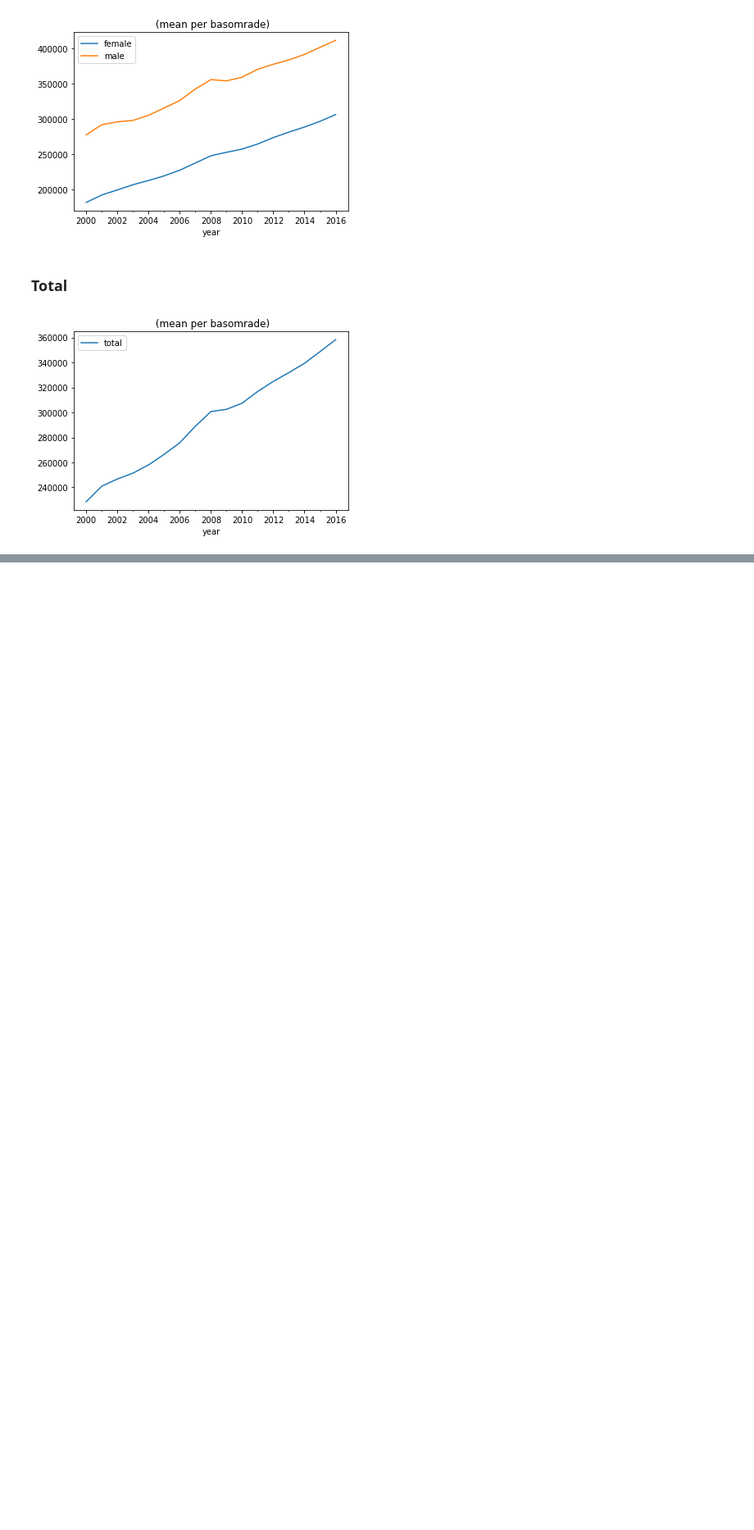
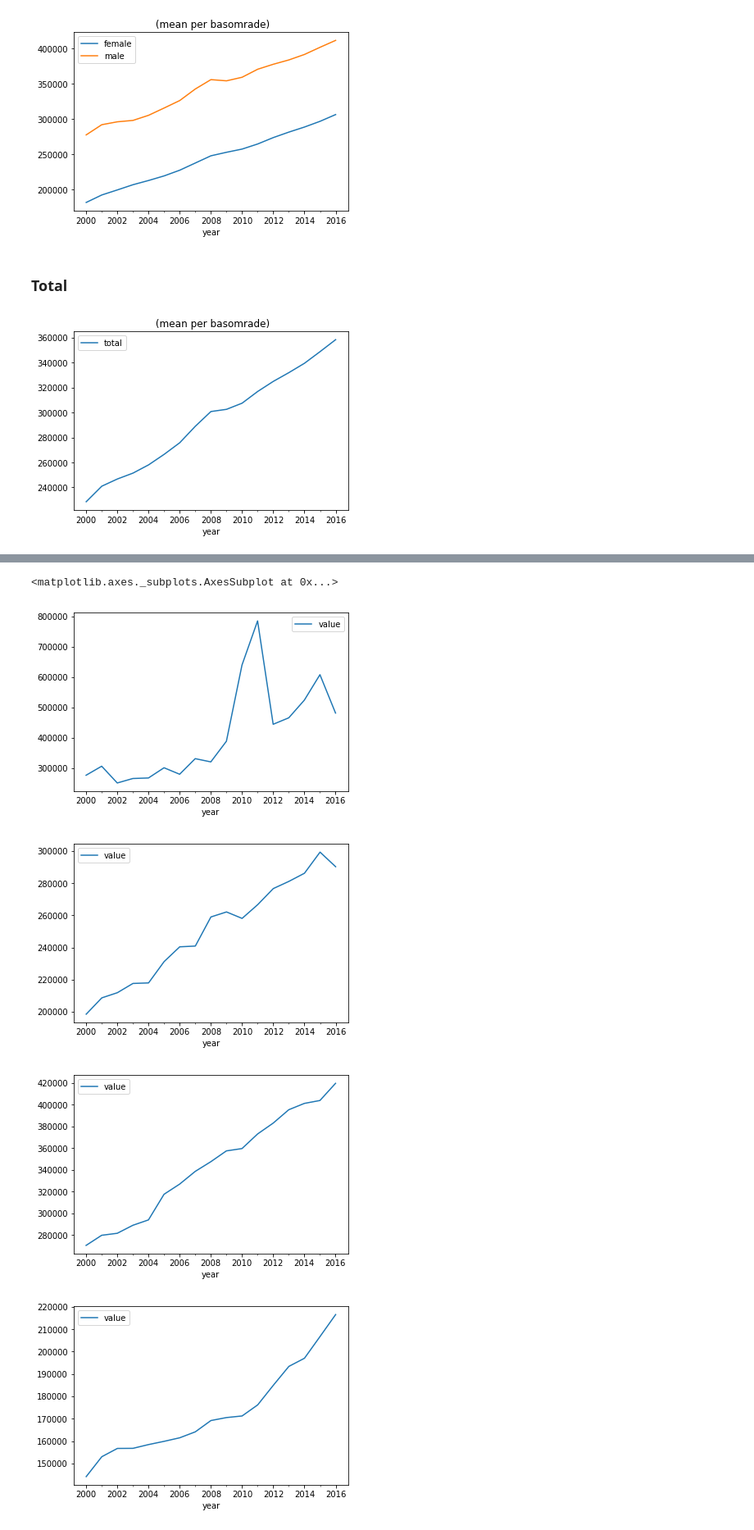
Before and after one commit to geoinfobyran/sodertornsmodellen-update, a Jupyter notebook: mean_income.ipynb, the cells around one changed output, grey strips where cells are left out. Shown: that part at 82% size. Cells and saved outputs as stored; diff of their text form; code cells hidden in the pictures; blank space fills up the shorter version.

```diff
--- a/mean_income.ipynb
+++ b/mean_income.ipynb
@@ -69,0 +91,23 @@ plotcombined(combined, 'total')
+# %%
+# combined['year'] = pd.to_datetime(combined['year'].astype('str'))
+# combined = combined.set_index('year')
+# combined[combined['basomrade'] == '5610500_gustavsbergs_glesbygd_gustavsbergs_glesbygd_v'].plot()
+
+combined[combined['basomrade'] == '1010310_norrlandsgatan'].plot()
+combined[combined['basomrade'] == '3911760_midgard'].plot()
+combined[combined['basomrade'] == '3610931_tegelhagen'].plot()
+combined[combined['basomrade'] == '3612710_bagarby'].plot()
+combined[combined['basomrade'] == '1010140_stortorget'].plot()
+combined[combined['basomrade'] == '1110250_elverket'].plot()
+combined[combined['basomrade'] == '1120150_skandiahuset'].plot()
+combined[combined['basomrade'] == '1130150_polstjarnan'].plot()
+combined[combined['basomrade'] == '2160520_gubbangstorget'].plot()
+combined[combined['basomrade'] == '3610650_ovriga_edsberg'].plot()
+
+#     (combined.groupby('year').mean()[name]).plot(legend=True, title='{title} (mean per basomrade)'.format(title=title))
+# %% [output]
+<matplotlib.axes._subplots.AxesSubplot at 0x...>
+[figure, added]
+[figure, added]
+[figure, added]
+[figure, added]
```
Also changed, not shown: parts of 2 cells of this notebook, 6 other files.
